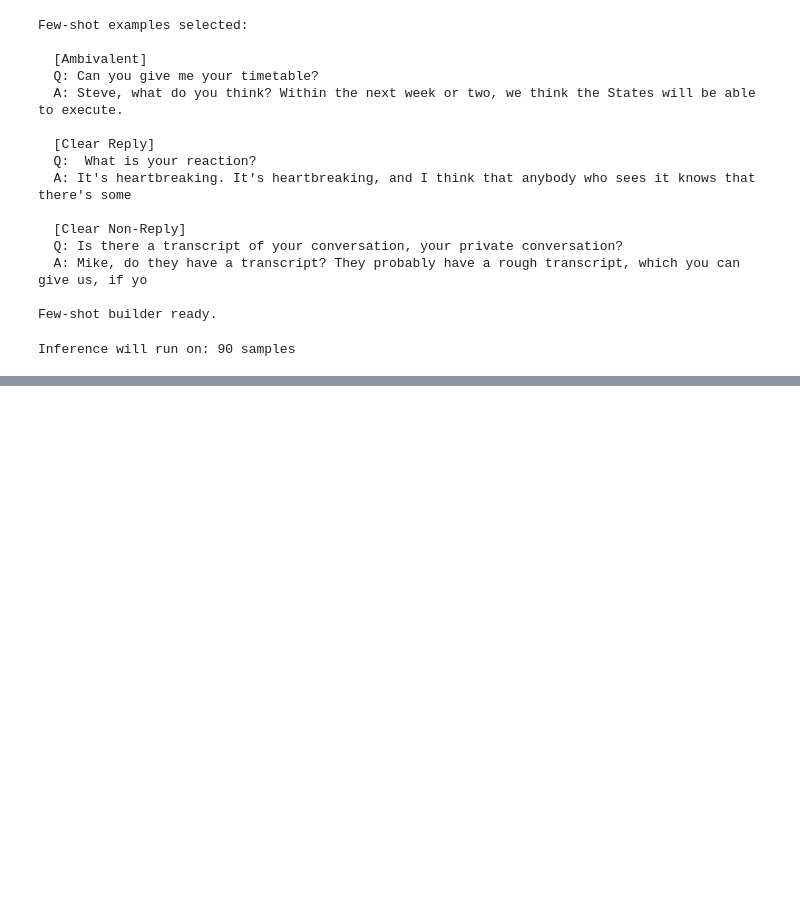
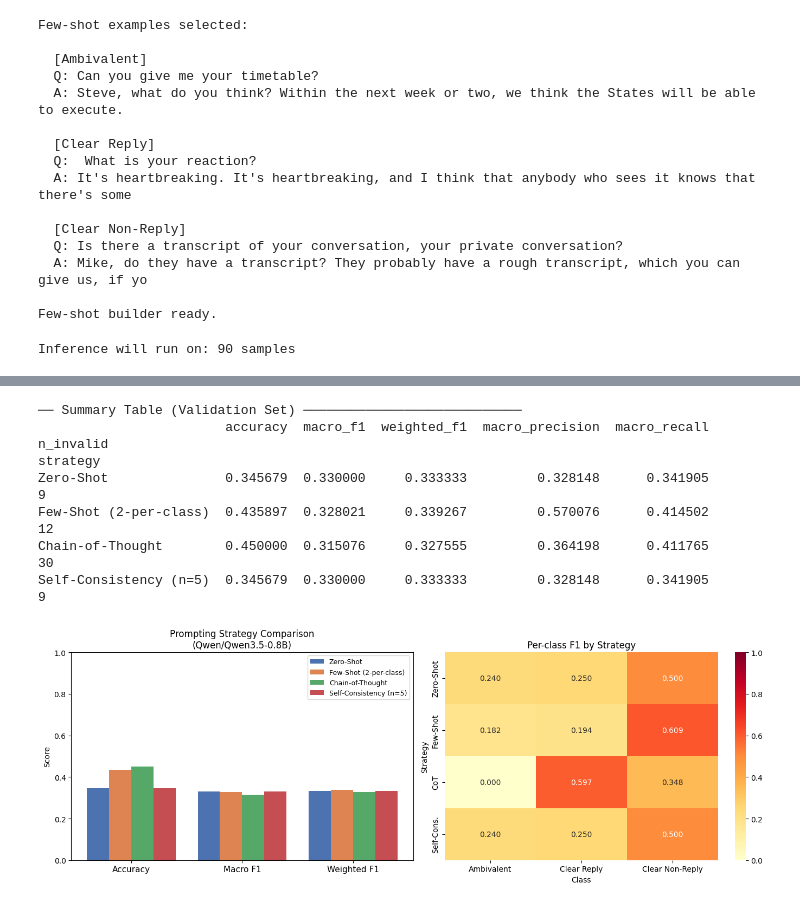
Before and after one commit to icyaria/deep-learning, a Jupyter notebook: qwen-qwen3-5-0-8b.ipynb, the cells around one changed output, grey strips where cells are left out. Saved outputs shown, nothing was run; the diff lists cells and outputs as text; code cells hidden in the pictures; blank space fills up the shorter version.

Commit message:
Kaggle Notebook | Qwen/Qwen3.5-0.8B | Column predicted

```diff
--- a/qwen-qwen3-5-0-8b.ipynb
+++ b/qwen-qwen3-5-0-8b.ipynb
@@ -789,0 +487,5 @@ plt.show()
+# %%
+# Cell 11: Zero-shot — validation set
+print("Running ZERO-SHOT inference on validation set...")
+val_zs = run_inference(val_subset, build_zero_shot_messages, max_new_tokens=30)
+metrics_zs = evaluate(val_zs, "Zero-Shot")
@@ -789,0 +510,5 @@ plt.show()
+# %%
+# Cell 12: Few-shot — validation set
+print("Running FEW-SHOT inference on validation set...")
+val_fs = run_inference(val_subset, build_few_shot_messages_train, max_new_tokens=30)
+metrics_fs = evaluate(val_fs, "Few-Shot (2-per-class)")
@@ -789,0 +533,5 @@ plt.show()
+# %%
+# Cell 13: Chain-of-Thought — validation set
+print("Running CHAIN-OF-THOUGHT inference on validation set...")
+val_cot = run_inference(val_subset, build_cot_messages, max_new_tokens=MAX_NEW_TOKENS)
+metrics_cot = evaluate(val_cot, "Chain-of-Thought")
@@ -790 +608,56 @@ plt.show()
+# %%
+# Cell 15: Aggregate comparison table + chart
+
+all_metrics = [metrics_zs, metrics_fs, metrics_cot, metrics_sc]
+summary_df  = pd.DataFrame(all_metrics).set_index("strategy")
+print("\n── Summary Table (Validation Set) ────────────────────────────")
+print(summary_df[["accuracy","macro_f1","weighted_f1","macro_precision","macro_recall","n_invalid"]].to_string())
+
+# Bar chart
+fig, axes = plt.subplots(1, 2, figsize=(14, 5))
+
+metrics_to_plot = ["accuracy", "macro_f1", "weighted_f1"]
+x = np.arange(len(metrics_to_plot))
+width = 0.2
+colors = ["#4C72B0", "#DD8452", "#55A868", "#C44E52"]
+
+for i, (strategy, row) in enumerate(summary_df.iterrows()):
+    vals = [row[m] for m in metrics_to_plot]
+    axes[0].bar(x + i * width, vals, width, label=strategy, color=colors[i])
+
+axes[0].set_xticks(x + width * 1.5)
+axes[0].set_xticklabels(["Accuracy", "Macro F1", "Weighted F1"], fontsize=11)
+axes[0].set_ylim(0, 1)
+axes[0].set_title(f"Prompting Strategy Comparison\n({MODEL_NAME})")
+axes[0].legend(fontsize=9)
+axes[0].set_ylabel("Score")
+
+# Per-class F1 heatmap
+report_data = {}
+for name, df_res in [("Zero-Shot", val_zs), ("Few-Shot", val_fs),
+                      ("CoT", val_cot), ("Self-Cons.", val_sc)]:
+    valid = df_res[df_res["predicted_label"] != "Unknown"]
+    rep = classification_report(valid["label"], valid["predicted_label"],
+                                 target_names=LABELS, output_dict=True, zero_division=0)
+    report_data[name] = {lbl: rep[lbl]["f1-score"] for lbl in LABELS}
+
+heatmap_df = pd.DataFrame(report_data).T
+sns.heatmap(heatmap_df, annot=True, fmt=".3f", cmap="YlOrRd",
+            vmin=0, vmax=1, ax=axes[1])
+axes[1].set_title("Per-class F1 by Strategy")
+axes[1].set_xlabel("Class")
+axes[1].set_ylabel("Strategy")
+
+plt.tight_layout()
+plt.savefig("strategy_comparison.png", dpi=150)
+plt.show()
+# %% [output]
+── Summary Table (Validation Set) ────────────────────────────
+                        accuracy  macro_f1  weighted_f1  macro_precision  macro_recall  n_invalid
+strategy
+Zero-Shot               0.345679  0.330000     0.333333         0.328148      0.341905          9
+Few-Shot (2-per-class)  0.435897  0.328021     0.339267         0.570076      0.414502         12
+Chain-of-Thought        0.450000  0.315076     0.327555         0.364198      0.411765         30
+Self-Consistency (n=5)  0.345679  0.330000     0.333333         0.328148      0.341905          9
+[figure, added]
 # %%
```
Also changed, not shown: parts of 27 cells of this notebook.
